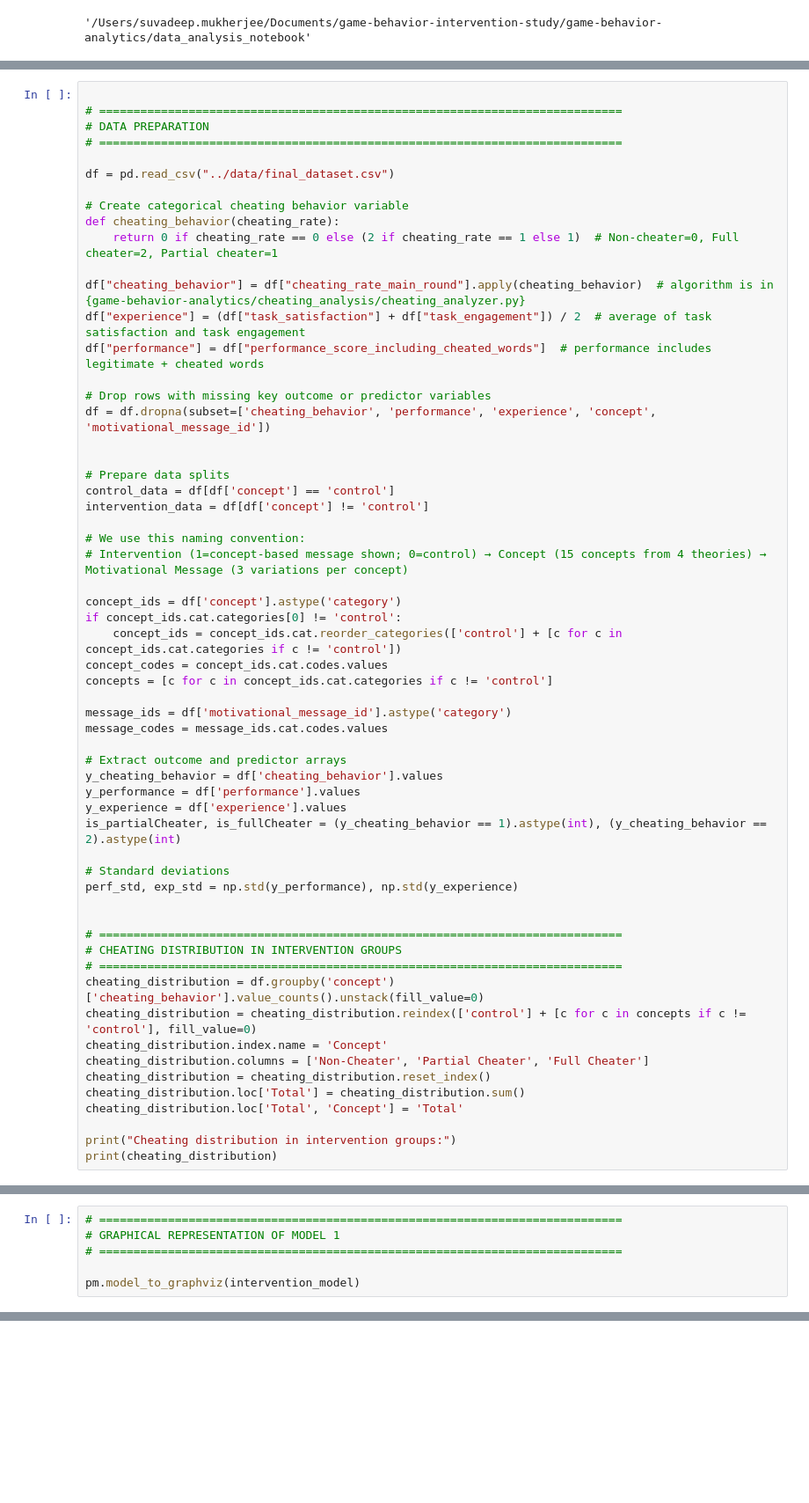
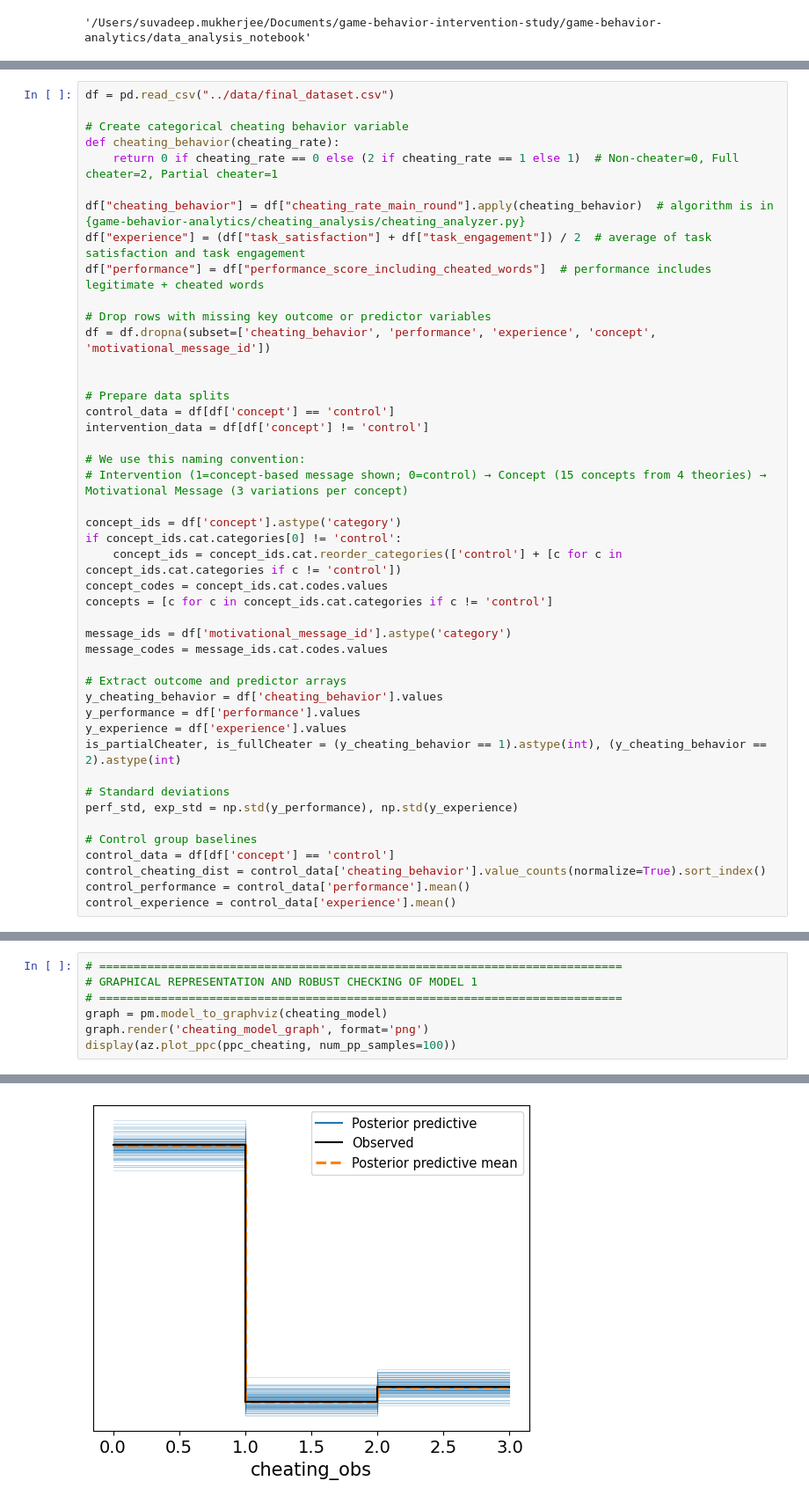
Before and after one commit to svdpmukherjee/game-behavior-intervention-study, a Jupyter notebook: game-behavior-analytics/data_analysis_notebook/analysis(PL+SM).ipynb, the cells around one changed output, grey strips where cells are left out. Shown at 88% size. Drawn from its saved outputs; the diff is of its cells as text; blank space fills up the shorter version.

```diff
--- a/game-behavior-analytics/data_analysis_notebook/analysis(PL+SM).ipynb
+++ b/game-behavior-analytics/data_analysis_notebook/analysis(PL+SM).ipynb
@@ -36,9 +38,4 @@ os.getcwd()
 # %%
-
-# ============================================================================
-# DATA PREPARATION
-# ============================================================================
-
 df = pd.read_csv("../data/final_dataset.csv")
 
 # Create categorical cheating behavior variable
@@ -78,17 +75,8 @@ is_partialCheater, is_fullCheater = (y_cheating_behavior == 1).astype(int), (y_c
 # Standard deviations
 perf_std, exp_std = np.std(y_performance), np.std(y_experience)
 
-
-# ============================================================================
-# CHEATING DISTRIBUTION IN INTERVENTION GROUPS
-# ============================================================================
-cheating_distribution = df.groupby('concept')['cheating_behavior'].value_counts().unstack(fill_value=0)
-cheating_distribution = cheating_distribution.reindex(['control'] + [c for c in concepts if c != 'control'], fill_value=0)
-cheating_distribution.index.name = 'Concept'
-cheating_distribution.columns = ['Non-Cheater', 'Partial Cheater', 'Full Cheater']
-cheating_distribution = cheating_distribution.reset_index()
-cheating_distribution.loc['Total'] = cheating_distribution.sum()
-cheating_distribution.loc['Total', 'Concept'] = 'Total'
-
-print("Cheating distribution in intervention groups:")
-print(cheating_distribution)
+# Control group baselines
+control_data = df[df['concept'] == 'control']
+control_cheating_dist = control_data['cheating_behavior'].value_counts(normalize=True).sort_index()
+control_performance = control_data['performance'].mean()
+control_experience = control_data['experience'].mean()
@@ -537,7 +342,8 @@ EXPERIENCE:
 # %%
 # ============================================================================
-# GRAPHICAL REPRESENTATION OF MODEL 1
+# GRAPHICAL REPRESENTATION AND ROBUST CHECKING OF MODEL 1
 # ============================================================================
-
-pm.model_to_graphviz(intervention_model)
+graph = pm.model_to_graphviz(cheating_model)
+graph.render('cheating_model_graph', format='png')
+display(az.plot_ppc(ppc_cheating, num_pp_samples=100))
 # %% [output]
@@ -544,0 +351 @@ pm.model_to_graphviz(intervention_model)
+[figure, added]
```
Also changed, not shown: parts of 29 cells of this notebook.
